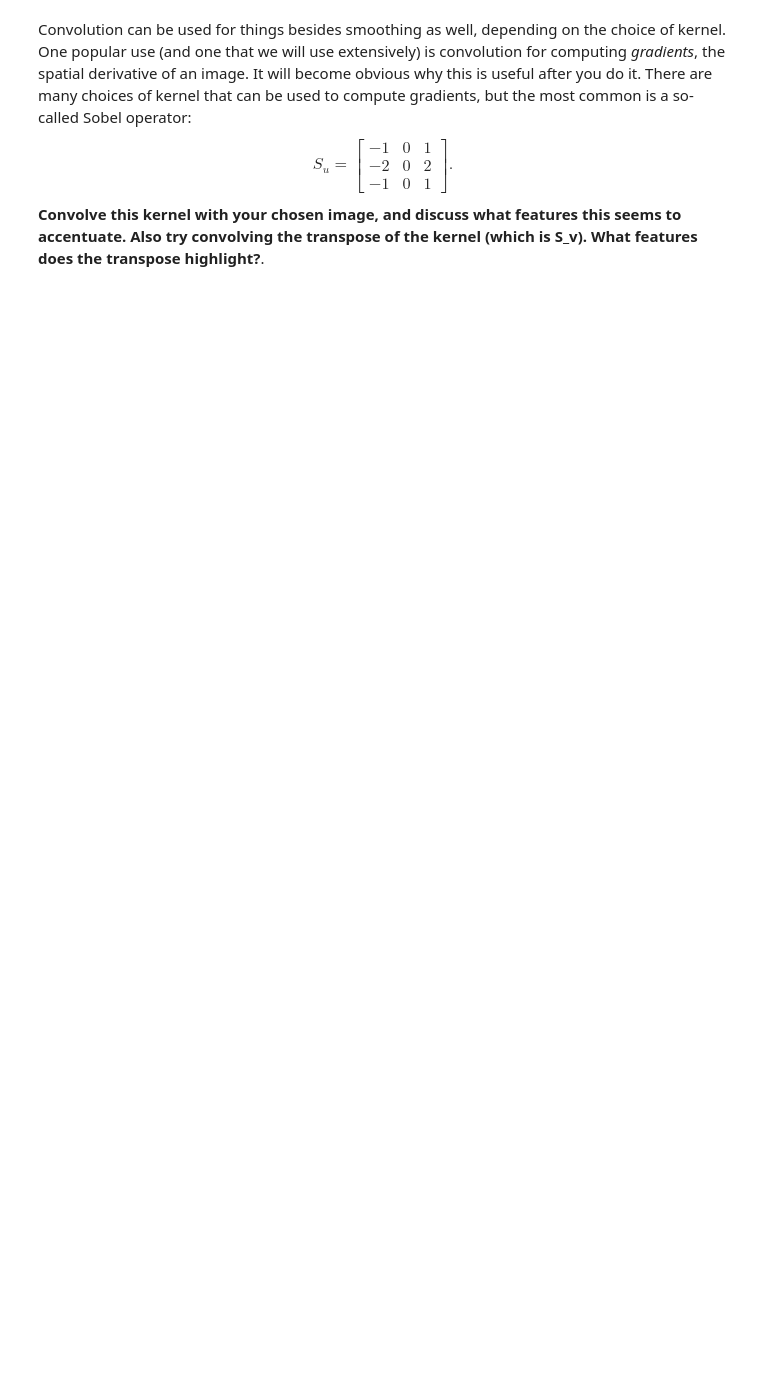
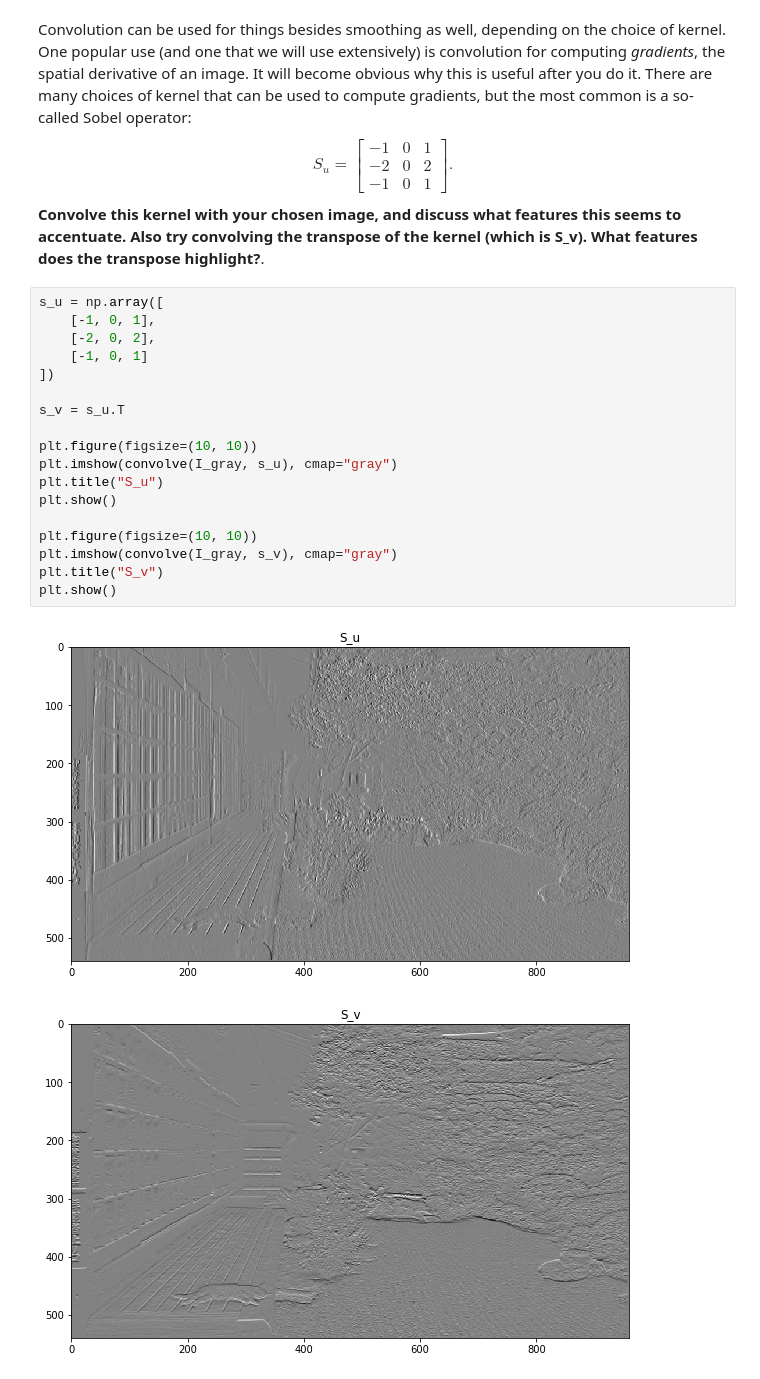
Before and after one commit to fbunt/190201_convolution_and_filtering, a Jupyter notebook: convolution.ipynb, the cells around one changed output. Drawn from its saved outputs; the diff is of its cells as text; blank space fills up the shorter version.

```diff
--- a/convolution.ipynb
+++ b/convolution.ipynb
@@ -74,3 +110,24 @@ S_u = \begin{bmatrix} -1 & 0 & 1\\
                       -1 & 0 & 1 \end{bmatrix}.
 $$
 **Convolve this kernel with your chosen image, and discuss what features this seems to accentuate.  Also try convolving the transpose of the kernel (which is S_v).  What features does the transpose highlight?**.
+# %%
+s_u = np.array([
+    [-1, 0, 1],
+    [-2, 0, 2],
+    [-1, 0, 1]
+])
+
+s_v = s_u.T
+
+plt.figure(figsize=(10, 10))
+plt.imshow(convolve(I_gray, s_u), cmap="gray")
+plt.title("S_u")
+plt.show()
+
+plt.figure(figsize=(10, 10))
+plt.imshow(convolve(I_gray, s_v), cmap="gray")
+plt.title("S_v")
+plt.show()
+# %% [output]
+[figure, added]
+[figure, added]
```
Also changed, not shown: parts of 6 cells of this notebook.
